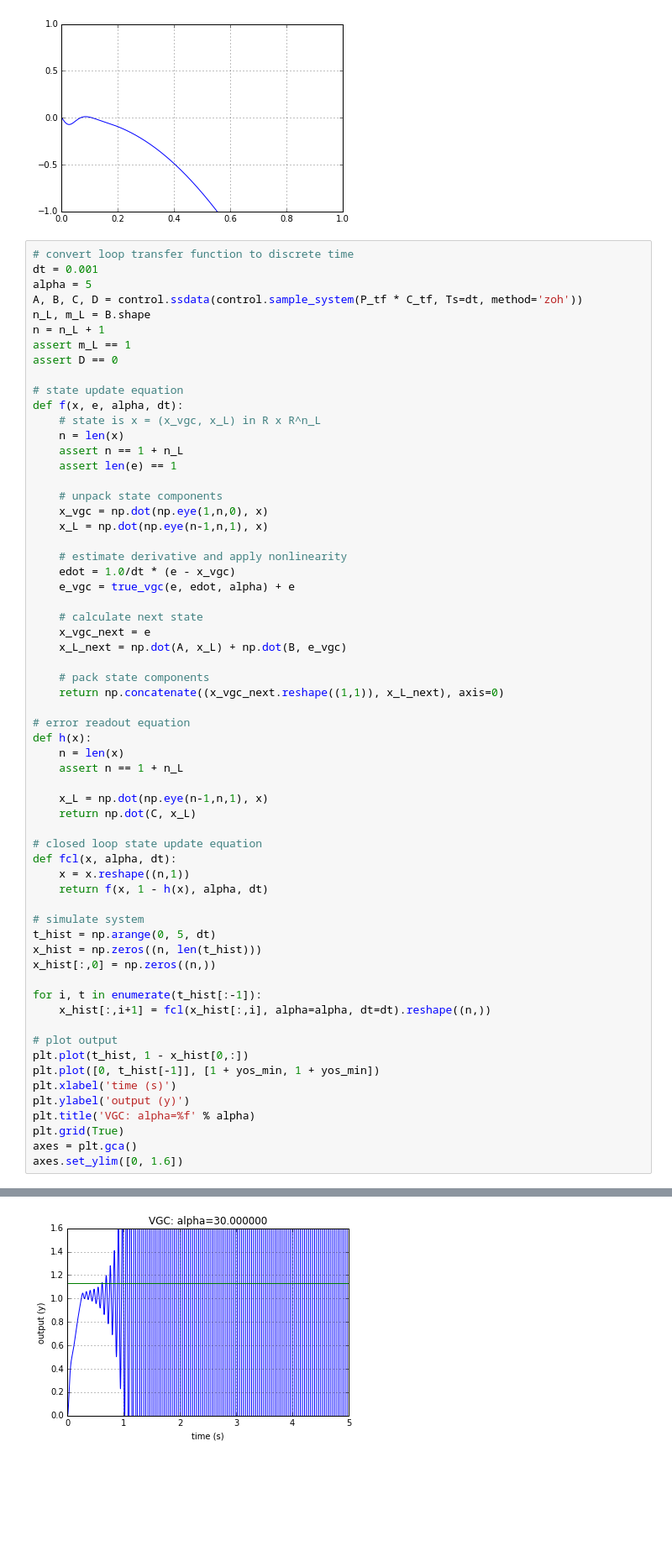
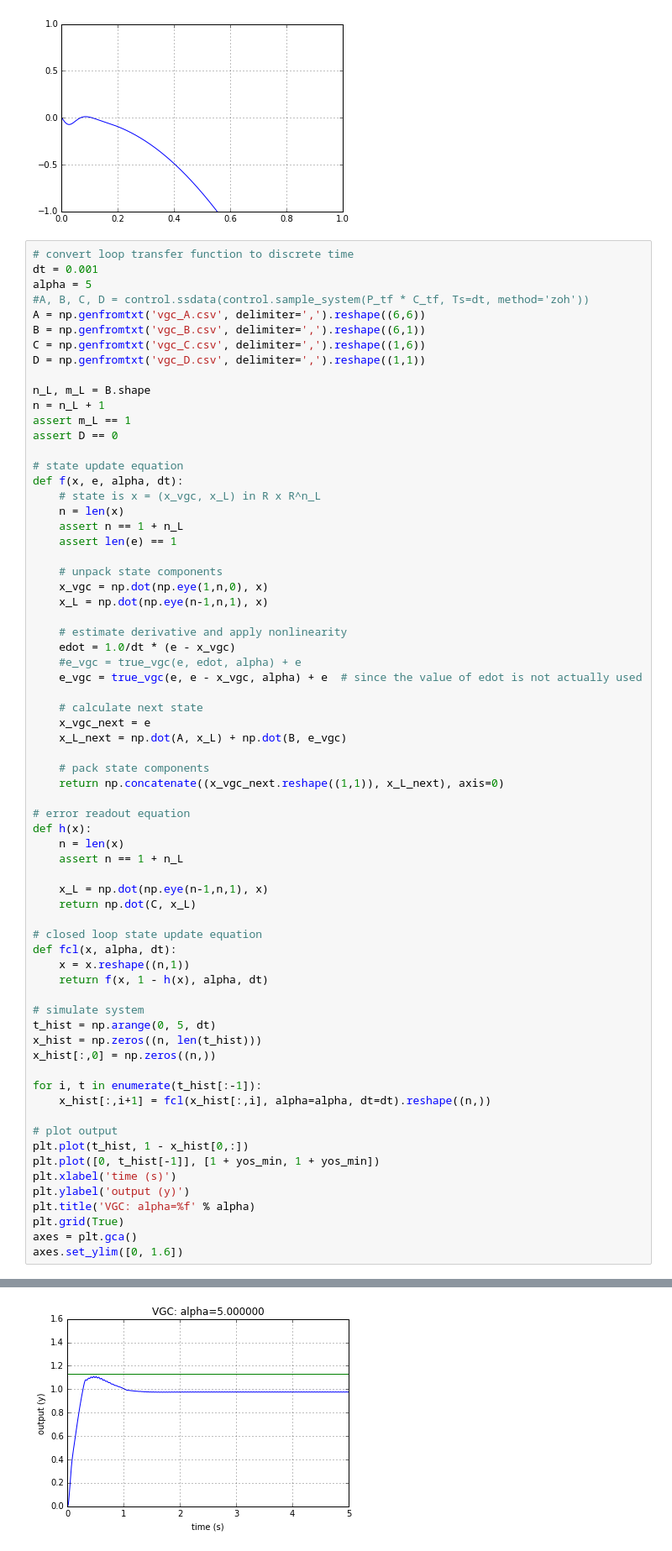
Before and after one commit to ipapusha/amnet, a Jupyter notebook: examples/example_vgc_jupyter.ipynb, the cells around one changed output, grey strips where cells are left out. Shown: that part at 84% size. Drawn from its saved outputs; the diff is of its cells as text; blank space fills up the shorter version.

```diff
--- a/examples/example_vgc_jupyter.ipynb
+++ b/examples/example_vgc_jupyter.ipynb
@@ -104,7 +104,12 @@ print yos_min
 # convert loop transfer function to discrete time
 dt = 0.001
 alpha = 5
-A, B, C, D = control.ssdata(control.sample_system(P_tf * C_tf, Ts=dt, method='zoh'))
+#A, B, C, D = control.ssdata(control.sample_system(P_tf * C_tf, Ts=dt, method='zoh'))
+A = np.genfromtxt('vgc_A.csv', delimiter=',').reshape((6,6))
+B = np.genfromtxt('vgc_B.csv', delimiter=',').reshape((6,1))
+C = np.genfromtxt('vgc_C.csv', delimiter=',').reshape((1,6))
+D = np.genfromtxt('vgc_D.csv', delimiter=',').reshape((1,1))
+
 n_L, m_L = B.shape
 n = n_L + 1
 assert m_L == 1
@@ -123,7 +128,8 @@ def f(x, e, alpha, dt):
 
     # estimate derivative and apply nonlinearity
     edot = 1.0/dt * (e - x_vgc)
-    e_vgc = true_vgc(e, edot, alpha) + e
+    #e_vgc = true_vgc(e, edot, alpha) + e
+    e_vgc = true_vgc(e, e - x_vgc, alpha) + e  # since the value of edot is not actually used
 
     # calculate next state
     x_vgc_next = e
@@ -137,31 +143,31 @@ def h(x):
     n = len(x)
     assert n == 1 + n_L
 
     x_L = np.dot(np.eye(n-1,n,1), x)
     return np.dot(C, x_L)
 
 # closed loop state update equation
 def fcl(x, alpha, dt):
     x = x.reshape((n,1))
     return f(x, 1 - h(x), alpha, dt)
 
 # simulate system
 t_hist = np.arange(0, 5, dt)
 x_hist = np.zeros((n, len(t_hist)))
 x_hist[:,0] = np.zeros((n,))
 
 for i, t in enumerate(t_hist[:-1]):
     x_hist[:,i+1] = fcl(x_hist[:,i], alpha=alpha, dt=dt).reshape((n,))
 
 # plot output
 plt.plot(t_hist, 1 - x_hist[0,:])
 plt.plot([0, t_hist[-1]], [1 + yos_min, 1 + yos_min])
 plt.xlabel('time (s)')
 plt.ylabel('output (y)')
 plt.title('VGC: alpha=%f' % alpha)
 plt.grid(True)
 axes = plt.gca()
 axes.set_ylim([0, 1.6])
 # %% [output]
 (0, 1.6)
-[figure, old version]
+[figure, new version]
```
Also changed, not shown: parts of 1 cell of this notebook, 5 other files.
